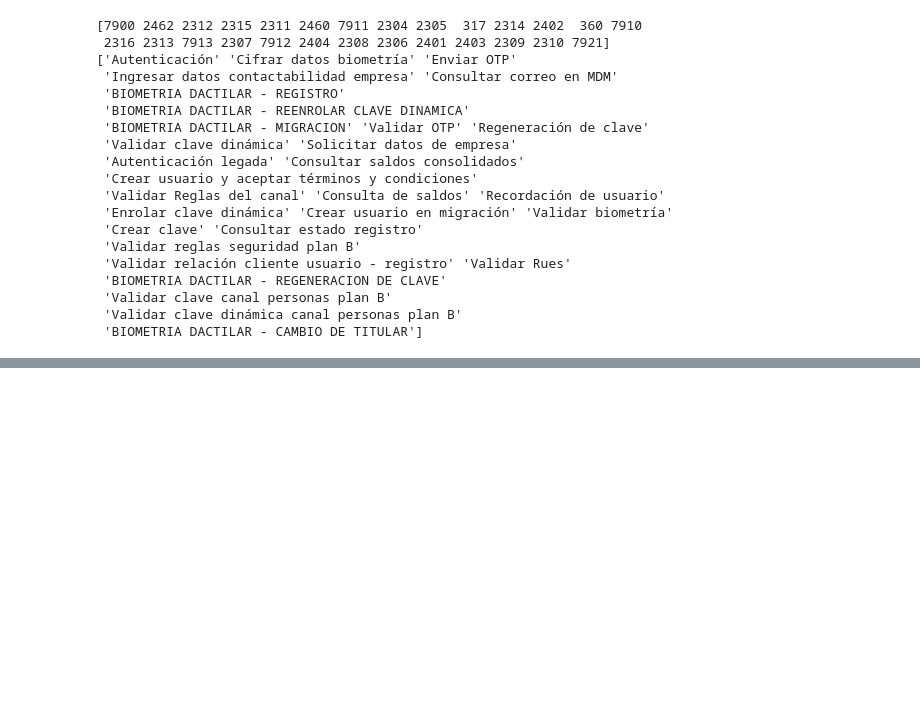
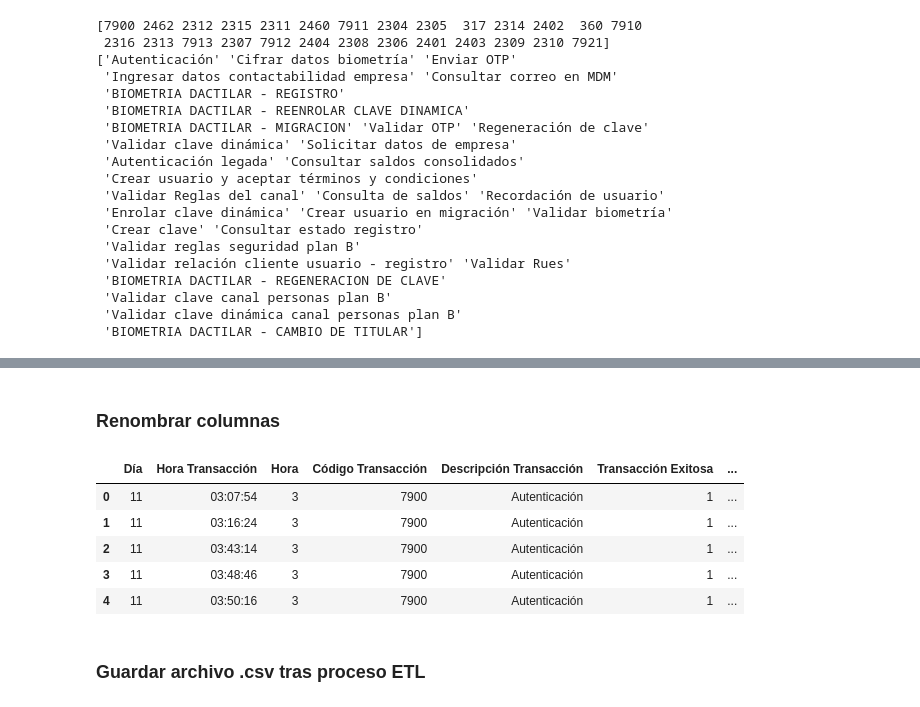
Before and after one commit to MillerQuintero2001/Reto_Bancolombia, a Jupyter notebook: Archivos_prueba/test.ipynb, the cells around one changed output, grey strips where cells are left out. Saved outputs shown, nothing was run; the diff lists cells and outputs as text; code cells hidden in the pictures; blank space fills up the shorter version.

```diff
--- a/Archivos_prueba/test.ipynb
+++ b/Archivos_prueba/test.ipynb
@@ -339,0 +548,28 @@ print(df['transactioncodedesc'].unique())
+# %% [markdown]
+### Renombrar columnas
+# %%
+# Definimos los nuevos nombres de las columnas
+nuevos_nombres = {
+    'finaltrxday': 'Día',
+    'hour_trx': 'Hora Transacción',
+    'hour_only': 'Hora',
+    'transactioncode': 'Código Transacción',
+    'transactioncodedesc': 'Descripción Transacción',
+    'responsecode': 'Transacción Exitosa',
+    'responsecodedesc': 'Descripción Respuesta',
+    'transactiontype': 'Monetaria'
+}
+
+# Renombramos las columnas
+df_reordered.rename(columns=nuevos_nombres, inplace=True)
+# Mostramos las primeras filas del DataFrame
+df_reordered.head()
+# %% [output]
+|  | Día | Hora Transacción | Hora | Código Transacción | Descripción Transacción | Transacción Exitosa | ... |
+| 0 | 11 | 03:07:54 | 3 | 7900 | Autenticación | 1 | ... |
+| 1 | 11 | 03:16:24 | 3 | 7900 | Autenticación | 1 | ... |
+| 2 | 11 | 03:43:14 | 3 | 7900 | Autenticación | 1 | ... |
+| 3 | 11 | 03:48:46 | 3 | 7900 | Autenticación | 1 | ... |
+| 4 | 11 | 03:50:16 | 3 | 7900 | Autenticación | 1 | ... |
+# %% [markdown]
+### Guardar archivo .csv tras proceso ETL
```
Also changed, not shown: parts of 33 cells of this notebook, 1 other file.
